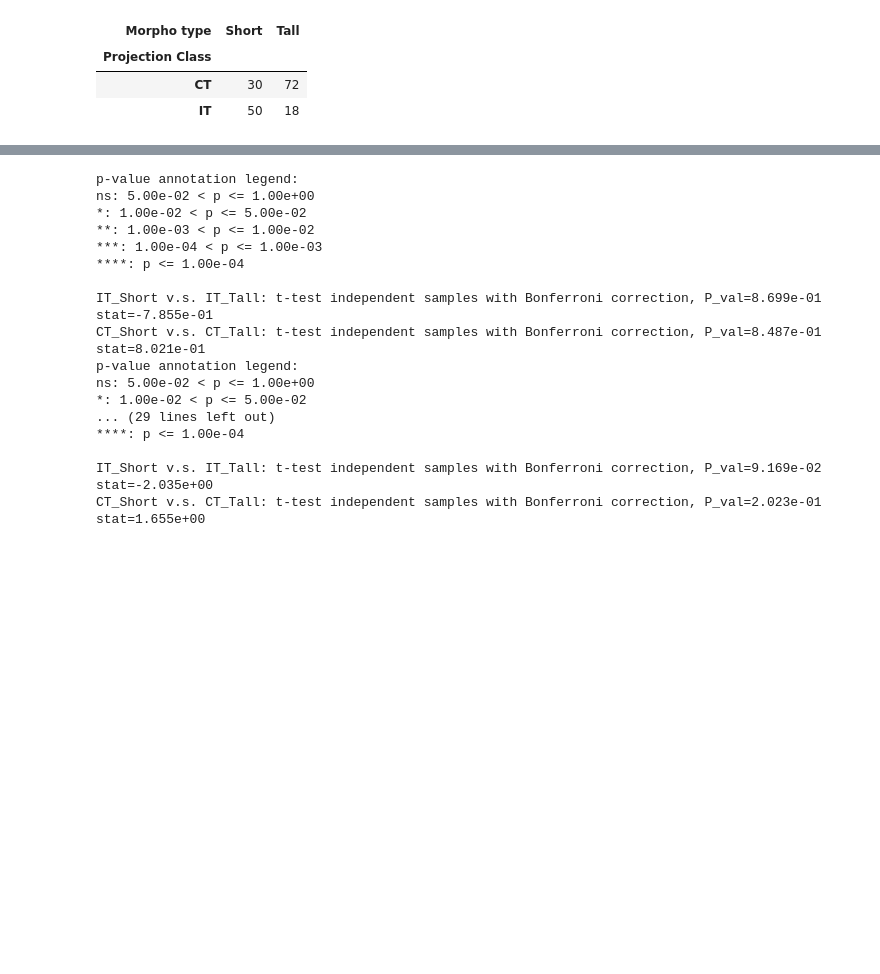
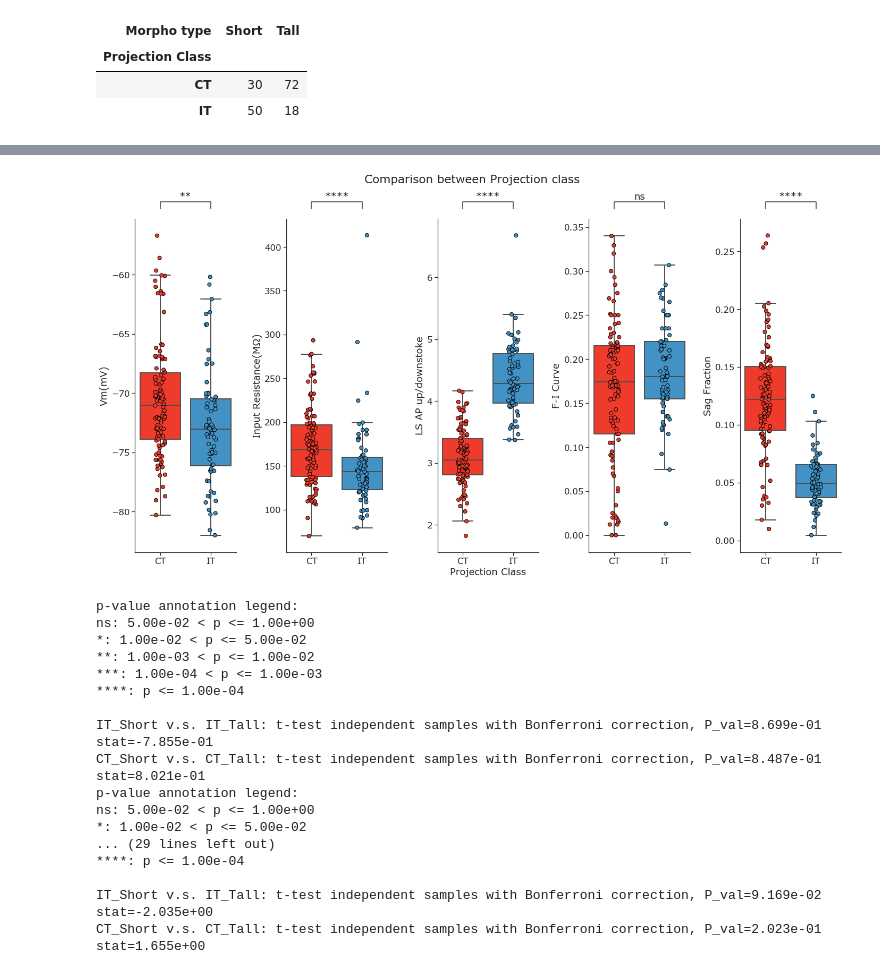
Before and after one commit to ramr24/Personal, a Jupyter notebook: ephys_short_tall_apical/ephys_short_tall_list.ipynb, the cells around one changed output, grey strips where cells are left out. Saved outputs shown, nothing was run; the diff lists cells and outputs as text; code cells hidden in the pictures; blank space fills up the shorter version.

```diff
--- a/ephys_short_tall_apical/ephys_short_tall_list.ipynb
+++ b/ephys_short_tall_apical/ephys_short_tall_list.ipynb
@@ -70,6 +70,7 @@ def create_proportion_table(df, index_col, val_col):
 ##### Plots
 # %%
 v_colors={"Short": "#ef3b2c", "Tall": "#4292c6"}
+n_colors={"CT": "#ef3b2c", "IT": "#4292c6"}
 # %% [markdown]
 ##### IT vs CT
 # %%
@@ -82,3 +83,65 @@ count_table1
 | Projection Class |  |  |
 | CT | 30 | 72 |
 | IT | 50 | 18 |
+# %%
+f, axes = plt.subplots(figsize=(20,10), nrows=1, ncols=5, sharex=True)
+
+x="Projection Class"
+y0="vrest"
+y1="ri"
+y2="upstroke_downstroke_ratio_long_square"
+y3="f_i_curve_slope"
+y4="sag"
+order=["CT", "IT"]
+bp_list=[(("CT", "IT"))]
+
+#boxplots
+ax0 = sns.boxplot(x=x, y=y0, data=merged, order=order, palette=n_colors,
+                  saturation=1, linewidth=2, showfliers=False, ax=axes[0])
+ax1 = sns.boxplot(x=x, y=y1, data=merged, order=order, palette=n_colors,
+                  saturation=1, linewidth=2, showfliers=False, ax=axes[1])
+ax2 = sns.boxplot(x=x, y=y2, data=merged, order=order, palette=n_colors,
+                  saturation=1, linewidth=2, showfliers=False, ax=axes[2])
+ax3 = sns.boxplot(x=x, y=y3, data=merged, order=order, palette=n_colors,
+                  saturation=1, linewidth=2, showfliers=False, ax=axes[3])
+ax4 = sns.boxplot(x=x, y=y4, data=merged, order=order, palette=n_colors,
+                  saturation=1, linewidth=2, showfliers=False, ax=axes[4])
+
+#stripplots
+ax0 = sns.stripplot(x=x, y=y0, data=merged, order=order,
+                    palette=n_colors, dodge=True, size=7, edgecolor="black", linewidth=1, ax=axes[0])
+ax1 = sns.stripplot(x=x, y=y1, data=merged, order=order,
+                    palette=n_colors, dodge=True, size=7, edgecolor="black", linewidth=1, ax=axes[1])
+ax2 = sns.stripplot(x=x, y=y2, data=merged, order=order,
+                    palette=n_colors, dodge=True, size=7, edgecolor="black", linewidth=1, ax=axes[2])
+ax3 = sns.stripplot(x=x, y=y3, data=merged, order=order,
+                    palette=n_colors, dodge=True, size=7, edgecolor="black", linewidth=1, ax=axes[3])
+ax4 = sns.stripplot(x=x, y=y4, data=merged, order=order,
+                    palette=n_colors, dodge=True, size=7, edgecolor="black", linewidth=1, ax=axes[4])
+
+#t-tests
+add_stat_annotation(ax=ax0, x=x, y=y0, data=merged, order=order, box_pairs=bp_list, test="Mann-Whitney", text_format="star", loc="outside")
+add_stat_annotation(ax=ax1, x=x, y=y1, data=merged, order=order, box_pairs=bp_list, test="Mann-Whitney", text_format="star", loc="outside")
+add_stat_annotation(ax=ax2, x=x, y=y2, data=merged, order=order, box_pairs=bp_list, test="Mann-Whitney", text_format="star", loc="outside")
+add_stat_annotation(ax=ax3, x=x, y=y3, data=merged, order=order, box_pairs=bp_list, test="Mann-Whitney", text_format="star", loc="outside")
+add_stat_annotation(ax=ax4, x=x, y=y4, data=merged, order=order, box_pairs=bp_list, test="Mann-Whitney", text_format="star", loc="outside")
+
+#Set x-axis labels
+ax0.set_xlabel("")
+ax1.set_xlabel("")
+ax2.set_xlabel("Projection Class")
+ax3.set_xlabel("")
+ax4.set_xlabel("")
+
+#Set y-axis labels
+ax0.set_ylabel("Vm(mV)")
+ax1.set_ylabel("Input Resistance(MΩ)")
+ax2.set_ylabel("LS AP up/downstoke")
+ax3.set_ylabel("F-I Curve")
+ax4.set_ylabel("Sag Fraction")
+
+sns.despine(bottom=False, right=True)
+f.tight_layout()
+plt.suptitle("Comparison between Projection class", y=1.08)
+plt.savefig(plot_path + "only_projection_class.jpeg", bbox_inches="tight")
+# %% [output]
@@ -85,3 +165,4 @@ count_table1
+[figure, added]
 # %%
 f, axes = plt.subplots(figsize=(20,10), nrows=1, ncols=5, sharex=True)
 
```
Also changed, not shown: parts of 1 cell of this notebook, 3 other files.
